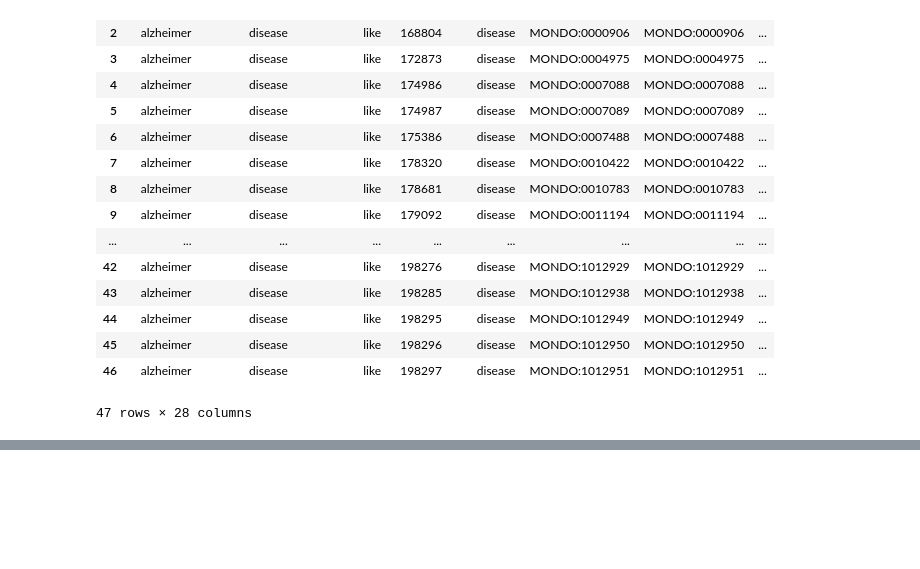
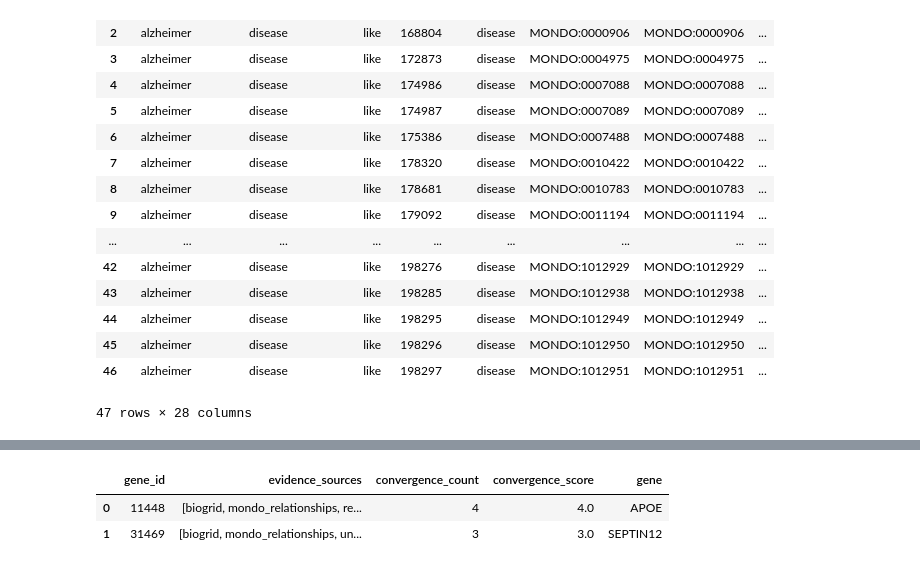
Before and after one commit to RitchieLab/biofilter, a Jupyter notebook: notebooks/Andre/Examples/pathway_burden.ipynb, the cells around one changed output, grey strips where cells are left out. Drawn from its saved outputs; the diff is of its cells as text; code cells hidden in the pictures; blank space fills up the shorter version.

```diff
--- a/notebooks/Andre/Examples/pathway_burden.ipynb
+++ b/notebooks/Andre/Examples/pathway_burden.ipynb
@@ -136,9 +136,10 @@ Two summary tables are built from here:
 - **Pathway table** — one row per pathway: ID, description, total genes in DB, ExWAS hit count, hit proportion, gene list
 - **Gene table** — one row per gene: symbol, pathway count, pathway list, ExWAS flag
 # %%
-# Paste your 65 significant ExWAS genes here
+# Paste your significant ExWAS genes here (one symbol per item)
 exwas_genes = [
-    # "GENE1", "GENE2", ...
+    "SEPT12",
+    "APOE",
 ]
 # %%
 # --- Pathway Table ---
@@ -288,0 +328,75 @@ neighborhood
+# %%
+# 2) Per-gene convergence: count distinct sources that mention each ExWAS gene
+#    in ANY relationship (PPI, pathway, disease, etc.)
+from sqlalchemy import or_, select
+from biofilter.modules.db.models import EntityRelationship
+
+# Guard: this cell depends on `exwas_genes` defined earlier in the notebook
+exwas_genes = globals().get("exwas_genes", [])
+
+if not exwas_genes:
+    print("⚠️  exwas_genes is empty — fill it in the cell above and re-run.")
+    gene_convergence = pd.DataFrame()
+else:
+    # Resolve ExWAS gene symbols to entity_ids
+    exwas_resolved = bf.report.run(
+        "report_entity_filter",
+        input_data=list(exwas_genes),
+        match_mode="exact",
+        group_filter="Genes",
+    )
+    resolved_mask = exwas_resolved["observation"] != "not found"
+    exwas_id_to_symbol = dict(
+        zip(
+            exwas_resolved.loc[resolved_mask, "entity_id"].astype(int),
+            exwas_resolved.loc[resolved_mask, "primary_name"],
+        )
+    )
+    exwas_entity_ids = list(exwas_id_to_symbol.keys())
+
+    print(f"Resolved {len(exwas_entity_ids)}/{len(exwas_genes)} ExWAS genes")
+
+    # Pull every relationship touching these entities
+    stmt = select(
+        EntityRelationship.entity_1_id,
+        EntityRelationship.entity_2_id,
+        EntityRelationship.data_source_id,
+    ).where(
+        or_(
+            EntityRelationship.entity_1_id.in_(exwas_entity_ids),
+            EntityRelationship.entity_2_id.in_(exwas_entity_ids),
+        )
+    )
+
+    with db.engine.connect() as conn:
+        rels_df = pd.read_sql(stmt, conn)
+
+    print(f"Fetched {len(rels_df):,} relationships involving ExWAS genes")
+
+    # Determine which side is the ExWAS gene
+    exwas_id_set = set(exwas_entity_ids)
+    e1_in = rels_df["entity_1_id"].isin(exwas_id_set)
+    rels_df["gene_id"] = rels_df["entity_1_id"].where(e1_in, rels_df["entity_2_id"])
+    rels_df["source_name"] = rels_df["data_source_id"].map(source_map)
+
+    # Per gene: distinct sources + weighted score
+    def _score(sources):
+        return float(sum(SOURCE_WEIGHTS.get(s, 0.0) for s in set(sources) if s))
+
+    gene_convergence = (
+        rels_df.dropna(subset=["source_name"])
+        .groupby("gene_id")
+        .agg(
+            evidence_sources=("source_name", lambda s: sorted(set(s))),
+            convergence_count=("source_name", "nunique"),
+            convergence_score=("source_name", _score),
+        )
+        .reset_index()
+    )
+    gene_convergence["gene"] = gene_convergence["gene_id"].map(exwas_id_to_symbol)
+    gene_convergence = gene_convergence.sort_values(
+        "convergence_score", ascending=False
+    )
+
+gene_convergence
+# %% [output]
@@ -288,0 +407,3 @@ neighborhood
+|  | gene_id | evidence_sources | convergence_count | convergence_score | gene |
+| 0 | 11448 | [biogrid, mondo_relationships, re... | 4 | 4.0 | APOE |
+| 1 | 31469 | [biogrid, mondo_relationships, un... | 3 | 3.0 | SEPTIN12 |
```
Also changed, not shown: parts of 5 cells of this notebook, 4 other files.
